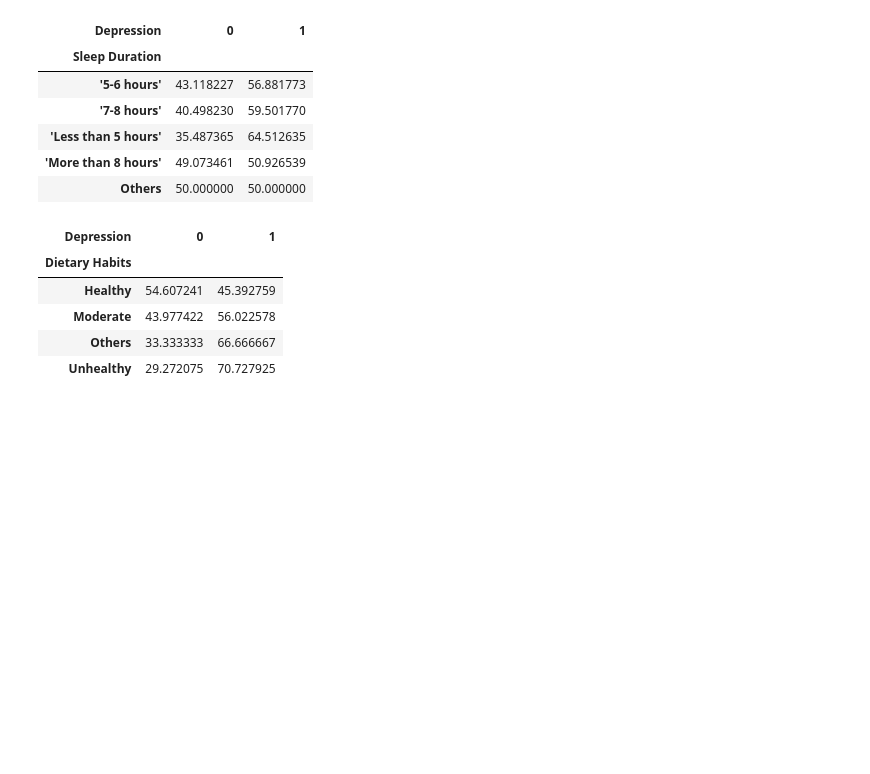
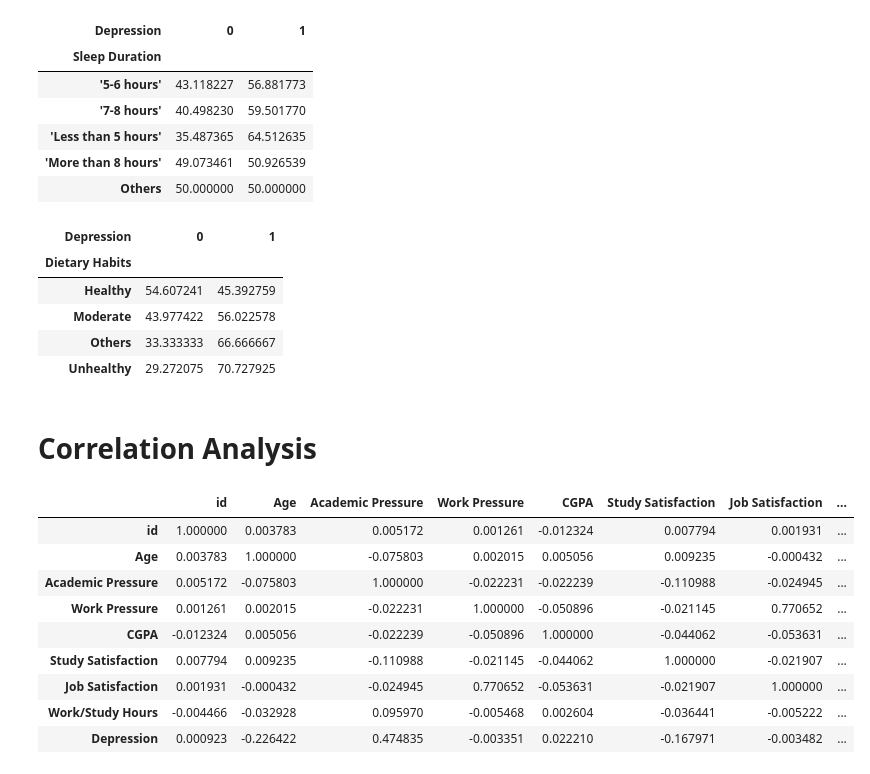
Before and after one commit to arshadziban/Data-Analysis-With-Python, a Jupyter notebook: StudentMind Insights/StudentMind_Insights.ipynb, the cells around one changed output. Drawn from its saved outputs; the diff is of its cells as text; code cells hidden in the pictures; blank space fills up the shorter version.

```diff
--- a/StudentMind Insights/StudentMind_Insights.ipynb
+++ b/StudentMind Insights/StudentMind_Insights.ipynb
@@ -277,3 +277,22 @@ diet_depression
 | Moderate | 43.977422 | 56.022578 |
 | Others | 33.333333 | 66.666667 |
 | Unhealthy | 29.272075 | 70.727925 |
+# %% [markdown]
+# Correlation Analysis
+# %%
+# Select numerical columns for correlation
+num_cols = df.select_dtypes(include=['float64', 'int64']).columns
+corr_matrix = df[num_cols].corr()
+# %%
+corr_matrix
+# %% [output]
+|  | id | Age | Academic Pressure | Work Pressure | CGPA | Study Satisfaction | Job Satisfaction | ... |
+| id | 1.000000 | 0.003783 | 0.005172 | 0.001261 | -0.012324 | 0.007794 | 0.001931 | ... |
+| Age | 0.003783 | 1.000000 | -0.075803 | 0.002015 | 0.005056 | 0.009235 | -0.000432 | ... |
+| Academic Pressure | 0.005172 | -0.075803 | 1.000000 | -0.022231 | -0.022239 | -0.110988 | -0.024945 | ... |
+| Work Pressure | 0.001261 | 0.002015 | -0.022231 | 1.000000 | -0.050896 | -0.021145 | 0.770652 | ... |
+| CGPA | -0.012324 | 0.005056 | -0.022239 | -0.050896 | 1.000000 | -0.044062 | -0.053631 | ... |
+| Study Satisfaction | 0.007794 | 0.009235 | -0.110988 | -0.021145 | -0.044062 | 1.000000 | -0.021907 | ... |
+| Job Satisfaction | 0.001931 | -0.000432 | -0.024945 | 0.770652 | -0.053631 | -0.021907 | 1.000000 | ... |
+| Work/Study Hours | -0.004466 | -0.032928 | 0.095970 | -0.005468 | 0.002604 | -0.036441 | -0.005222 | ... |
+| Depression | 0.000923 | -0.226422 | 0.474835 | -0.003351 | 0.022210 | -0.167971 | -0.003482 | ... |
```
